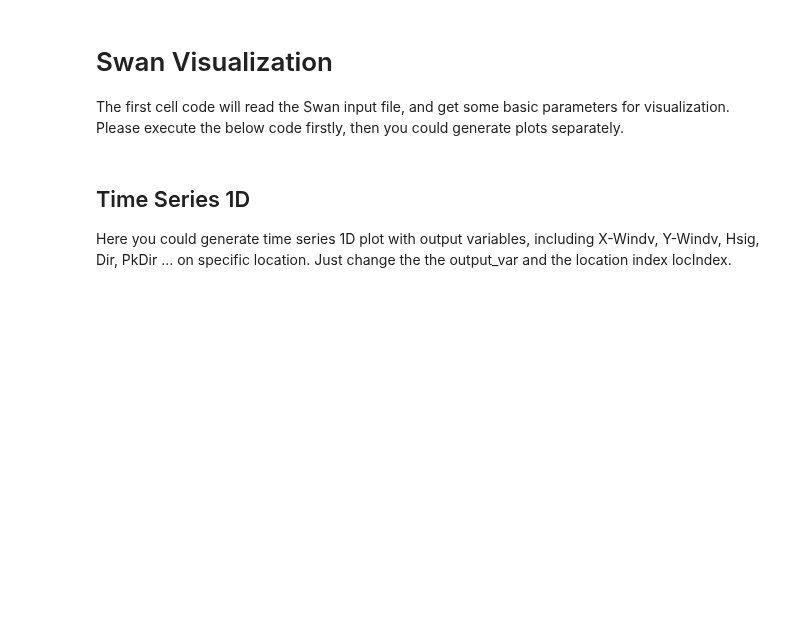
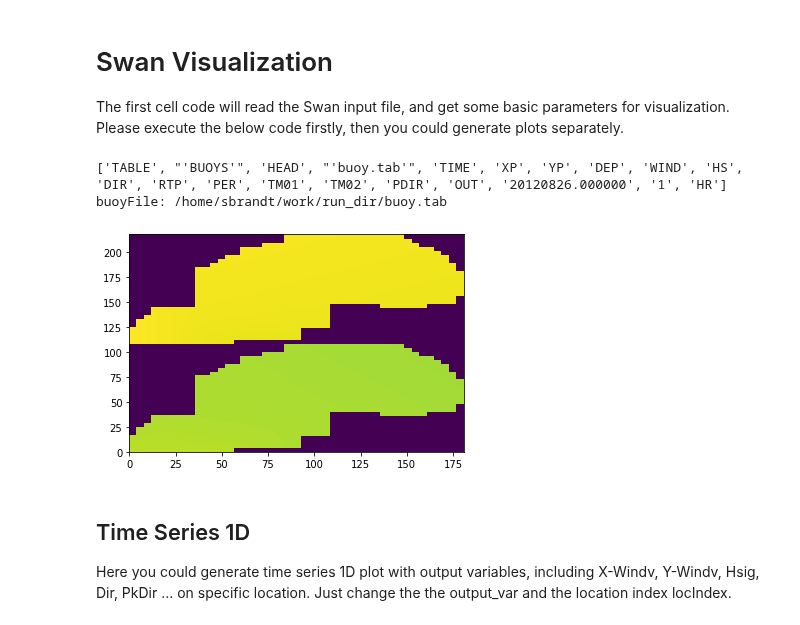
Before and after one commit to ysboss/agave-model, a Jupyter notebook: visualization_swan.ipynb, the cells around one changed output. Cells and saved outputs as stored; diff of their text form; code cells hidden in the pictures; blank space fills up the shorter version.

```diff
--- a/visualization_swan.ipynb
+++ b/visualization_swan.ipynb
@@ -4,11 +4,11 @@ The first cell code will read the Swan input file, and get some basic parameters
 Please execute the below code firstly, then you could generate plots separately.
 # %%
 import numpy as np
-from buoy import Buoytable
+#from buoy import Buoytable
 import os
 
 # The output directory
-opdir = os.path.join(os.environ["HOME"],"work","run_dir")+"/"
+opdir = os.path.join(os.environ["HOME"],"work","run_dir")
 
 # Read INPUT file, and some basic parameter value
 with open(os.path.join(opdir,'INPUT')) as input_file:
@@ -23,8 +23,9 @@ with open(os.path.join(opdir,'INPUT')) as input_file:
                 buoy_loc_name = data[3].strip('\'')
 
             # get the output table name
-            elif line.startswith("TABLE"):
+            elif data[0] == "TABLE" and data[1] == "'BUOYS'":
                 buoy_table_name = data[3].strip('\'')
+                print(data)
 
             # get the dimensions of conputational grid
             elif line.startswith("CGRID"):
@@ -55,7 +56,9 @@ point_file.close()
 # get the amount of locations
 
 # Read the output table file to get the output variables
-with open(os.path.join(opdir,buoy_table_name)) as buoyTable:
+buoyFile = os.path.join(opdir,buoy_table_name)
+print("buoyFile:",buoyFile)
+with open(buoyFile) as buoyTable:
     lines = buoyTable.readlines()
 
     # [1:] delete first element '%'
@@ -68,6 +71,17 @@ with open(os.path.join(opdir,buoy_table_name)) as buoyTable:
     buoyValue = []
     for line in lines[7:]:
         buoyValue.append(line.split())
+# %% [output]
+['TABLE', "'BUOYS'", 'HEAD', "'buoy.tab'", 'TIME', 'XP', 'YP', 'DEP', 'WIND', 'HS', 'DIR', 'RTP', 'PER', 'TM01', 'TM02', 'PDIR', 'OUT', '20120826.000000', '1', 'HR']
+buoyFile: /home/sbrandt/work/run_dir/buoy.tab
+# %%
+import matplotlib.pyplot as plt
+b02file = os.path.join(opdir,"b02.xy")
+if os.path.exists(b02file):
+    b02 = np.genfromtxt(b02file)
+    plt.pcolor(b02)
+# %% [output]
+[figure, added]
 # %% [markdown]
 ## Time Series 1D
 Here you could generate time series 1D plot with output variables, including X-Windv, Y-Windv, Hsig, Dir, PkDir ...    on specific location.
```
Also changed, not shown: parts of 3 cells of this notebook, 4 other files.
